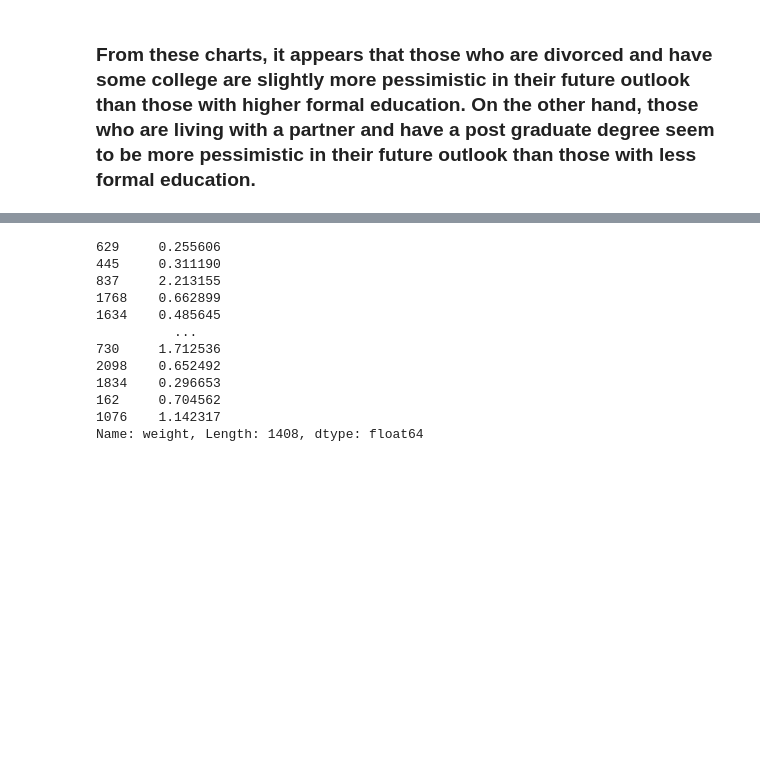
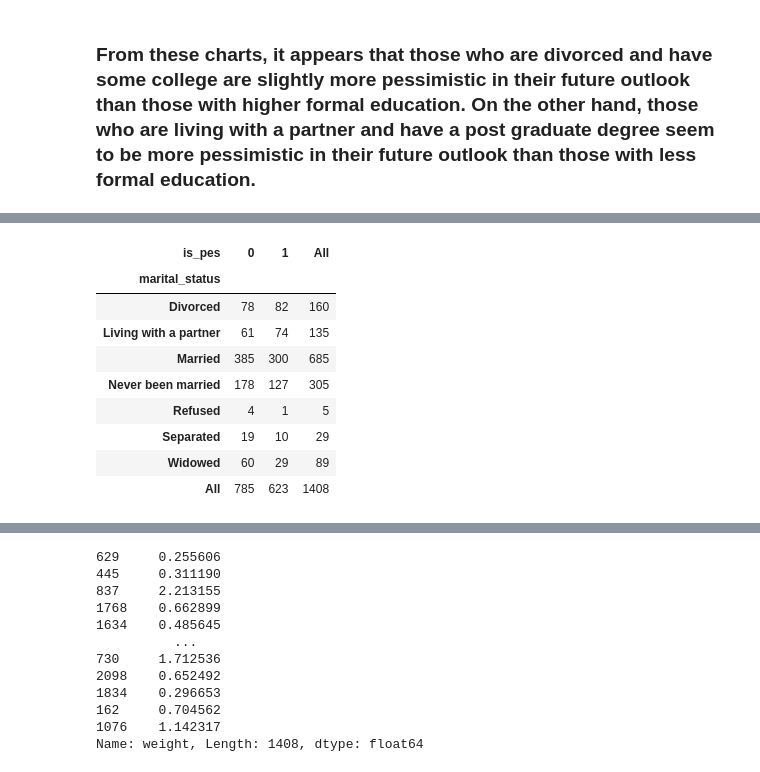
Before and after one commit to american-perspectives-capstone/american-attitudes, a Jupyter notebook: rough_notebooks/brookes_scratch_explore.ipynb, the cells around one changed output, grey strips where cells are left out. Drawn from its saved outputs; the diff is of its cells as text; code cells hidden in the pictures; blank space fills up the shorter version.

```diff
--- a/rough_notebooks/brookes_scratch_explore.ipynb
+++ b/rough_notebooks/brookes_scratch_explore.ipynb
@@ -193,0 +347,13 @@ bar_graph_percent_pessimistic(df[df.marital_status == 'Living with a partner'],
+# %%
+pd.crosstab(df.marital_status, df.is_pes, margins=True)
+# %% [output]
+| is_pes | 0 | 1 | All |
+| marital_status |  |  |  |
+| Divorced | 78 | 82 | 160 |
+| Living with a partner | 61 | 74 | 135 |
+| Married | 385 | 300 | 685 |
+| Never been married | 178 | 127 | 305 |
+| Refused | 4 | 1 | 5 |
+| Separated | 19 | 10 | 29 |
+| Widowed | 60 | 29 | 89 |
+| All | 785 | 623 | 1408 |
```
Also changed, not shown: parts of 14 cells of this notebook.
